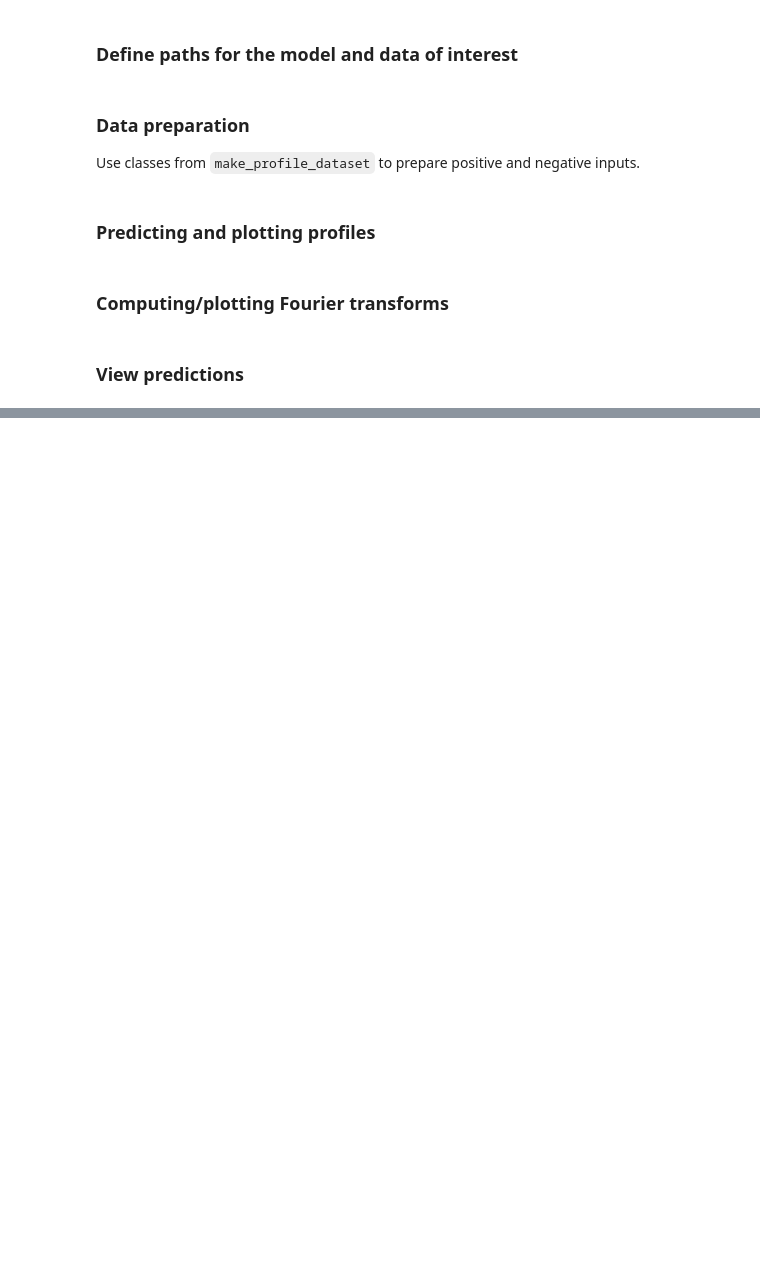
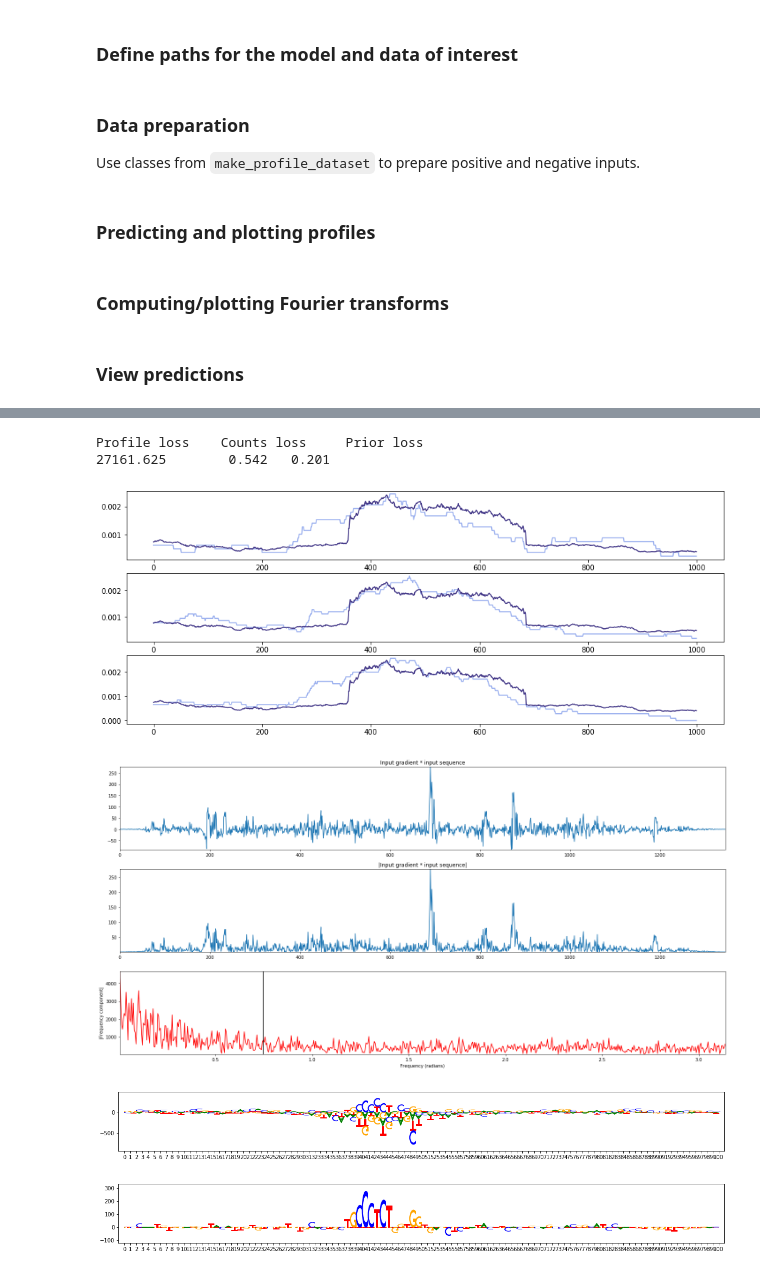
Before and after one commit to austintwang/att_priors, a Jupyter notebook: notebooks/atac_view_predictions.ipynb, the cells around one changed output, grey strips where cells are left out. Cells and saved outputs as stored; diff of their text form; code cells hidden in the pictures; blank space fills up the shorter version.

```diff
--- a/notebooks/atac_view_predictions.ipynb
+++ b/notebooks/atac_view_predictions.ipynb
@@ -197,0 +205,10 @@ predict_and_plot(model, chrom, start, end, viz_slice=slice(600, 700))
+# %%
+chrom, start, end = "chr2", 20962976, 20963285
+predict_and_plot(model, chrom, start, end, viz_slice=slice(650, 750))
+# %% [output]
+Profile loss    Counts loss     Prior loss
+27161.625        0.542   0.201
+[figure, added]
+[figure, added]
+[figure, added]
+[figure, added]
```
Also changed, not shown: parts of 2 cells of this notebook, 1 other file.
